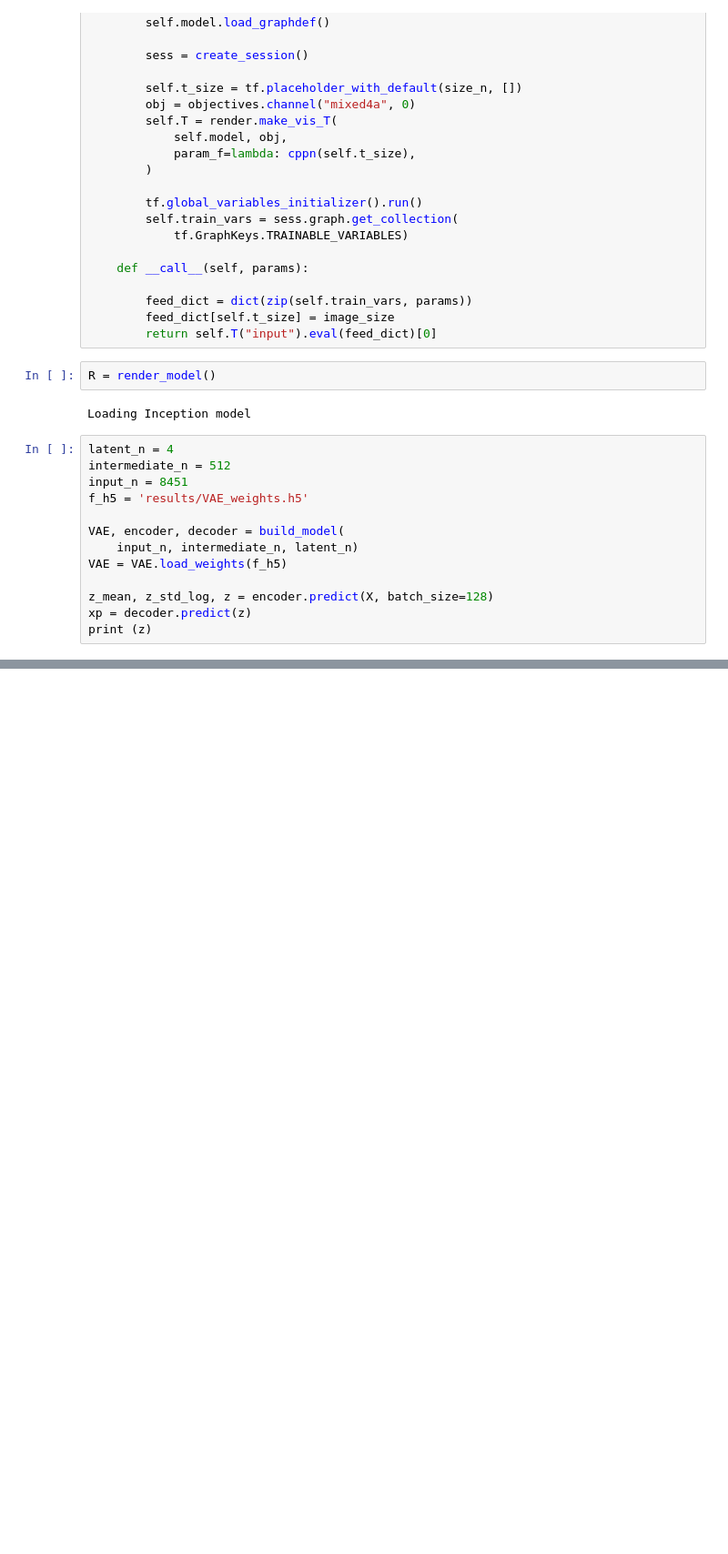
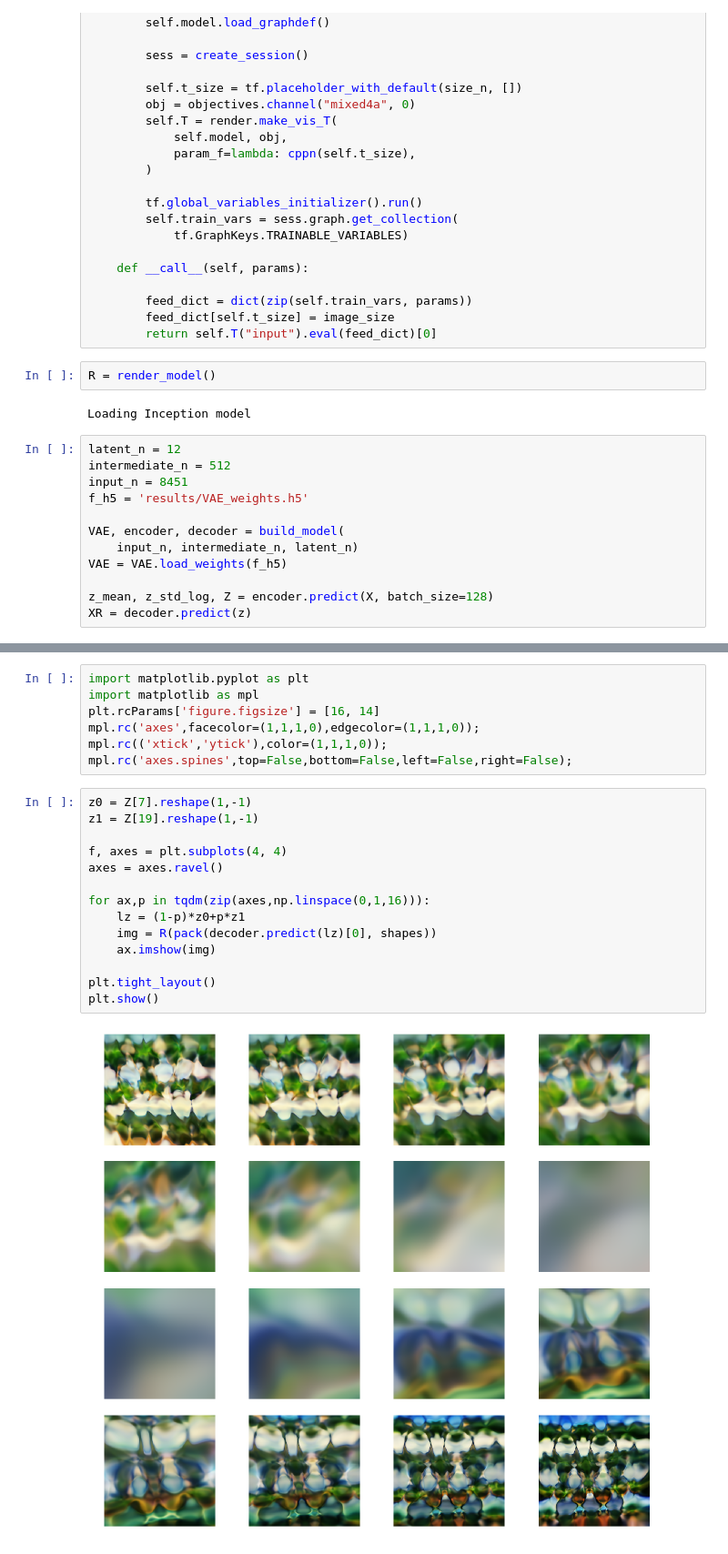
Before and after one commit to thoppe/DeepMDMA, a Jupyter notebook: VAE_sample.ipynb, the cells around one changed output, grey strips where cells are left out. Shown at 91% size. Cells and saved outputs as stored; diff of their text form; blank space fills up the shorter version.

```diff
--- a/VAE_sample.ipynb
+++ b/VAE_sample.ipynb
@@ -52,7 +52,7 @@ R = render_model()
 # %% [output]
 Loading Inception model
 # %%
-latent_n = 4
+latent_n = 12
 intermediate_n = 512
 input_n = 8451
 f_h5 = 'results/VAE_weights.h5'
@@ -61,6 +61,5 @@ VAE, encoder, decoder = build_model(
     input_n, intermediate_n, latent_n)
 VAE = VAE.load_weights(f_h5)
 
-z_mean, z_std_log, z = encoder.predict(X, batch_size=128)
-xp = decoder.predict(z)
-print (z)
+z_mean, z_std_log, Z = encoder.predict(X, batch_size=128)
+XR = decoder.predict(z)
@@ -136,0 +66,23 @@ array([[[0.501804  , 0.5000249 , 0.50003874],
+# %%
+import matplotlib.pyplot as plt
+import matplotlib as mpl
+plt.rcParams['figure.figsize'] = [16, 14]
+mpl.rc('axes',facecolor=(1,1,1,0),edgecolor=(1,1,1,0));
+mpl.rc(('xtick','ytick'),color=(1,1,1,0));
+mpl.rc('axes.spines',top=False,bottom=False,left=False,right=False);
+# %%
+z0 = Z[7].reshape(1,-1)
+z1 = Z[19].reshape(1,-1)
+
+f, axes = plt.subplots(4, 4)
+axes = axes.ravel()
+
+for ax,p in tqdm(zip(axes,np.linspace(0,1,16))):
+    lz = (1-p)*z0+p*z1
+    img = R(pack(decoder.predict(lz)[0], shapes))
+    ax.imshow(img)
+
+plt.tight_layout()
+plt.show()
+# %% [output]
+[figure, added]
```
Also changed, not shown: parts of 5 cells of this notebook.
